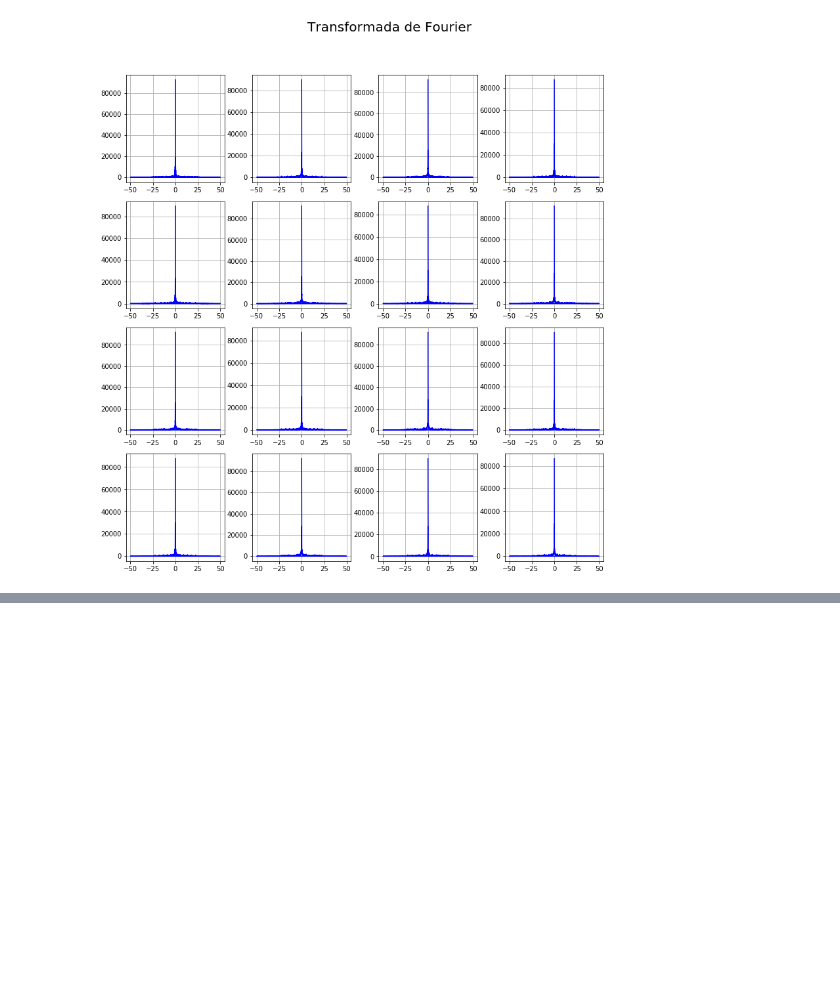
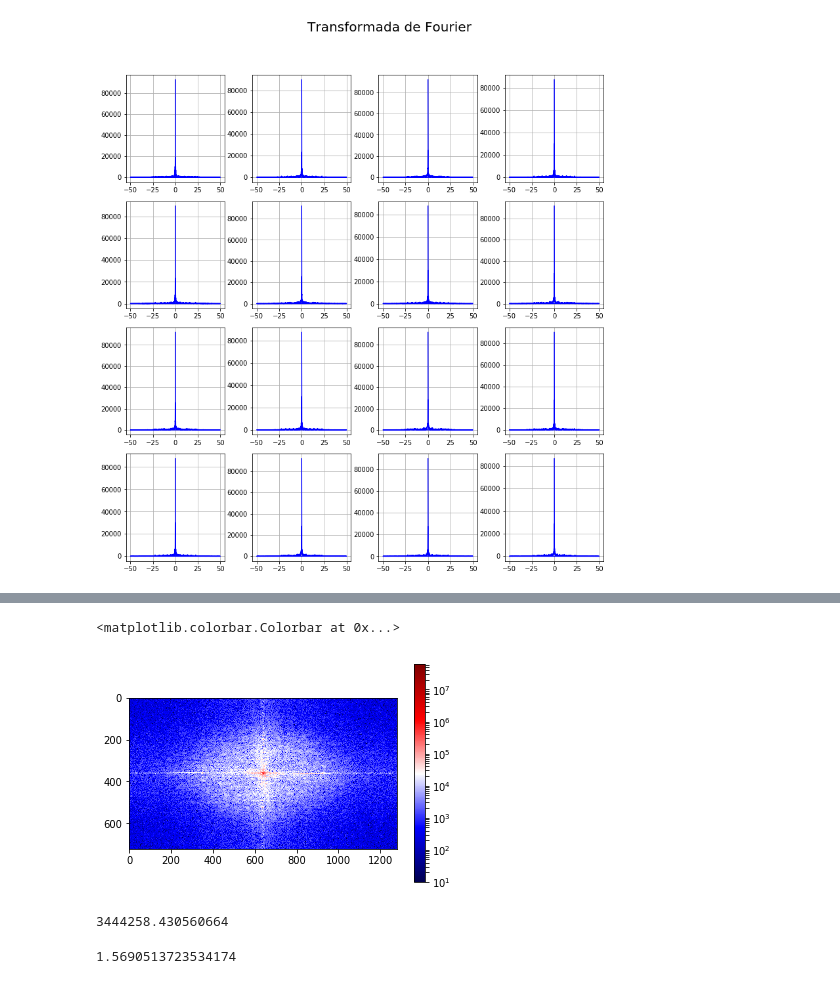
Before and after one commit to jomen93/Electronica_Digital, a Jupyter notebook: Piezoelectricos.ipynb, the cells around one changed output, grey strips where cells are left out. Saved outputs shown, nothing was run; the diff lists cells and outputs as text; code cells hidden in the pictures; blank space fills up the shorter version.

```diff
--- a/Piezoelectricos.ipynb
+++ b/Piezoelectricos.ipynb
@@ -119,0 +140,17 @@ array([ 0.      ,  0.078125,  0.15625 , ..., -0.234375, -0.15625 ,
+# %%
+from matplotlib.colors import LogNorm
+ftimage = np.fft.fft2(im[1])
+ftimage = np.fft.fftshift(ftimage)
+plt.imshow(np.abs(ftimage),norm = LogNorm(vmin=10),cmap = "seismic")
+plt.colorbar()
+# %% [output]
+<matplotlib.colorbar.Colorbar at 0x...>
+[figure, added]
+# %%
+np.max(np.imag(ftimage))
+# %% [output]
+3444258.430560664
+# %%
+print(np.max(np.arctan(np.imag(ftimage[0])/np.real(ftimage[0]))))
+# %% [output]
+1.5690513723534174
```
Also changed, not shown: parts of 16 cells of this notebook.
